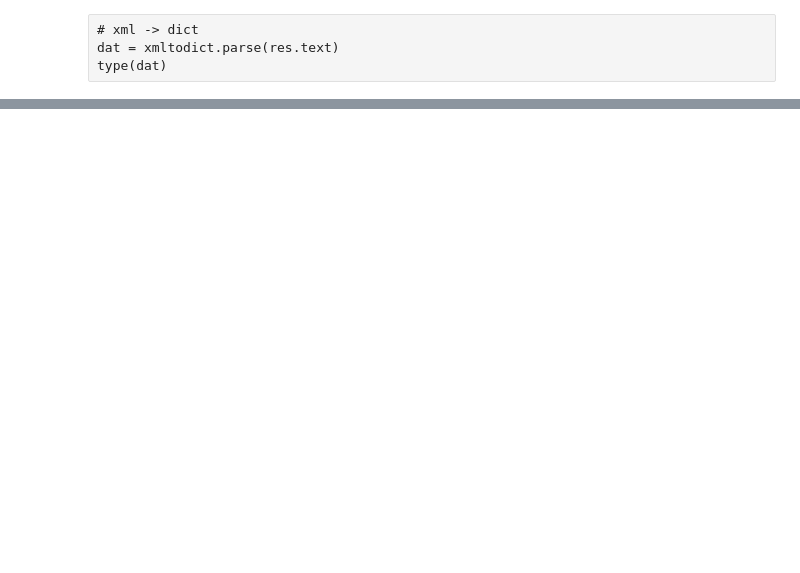
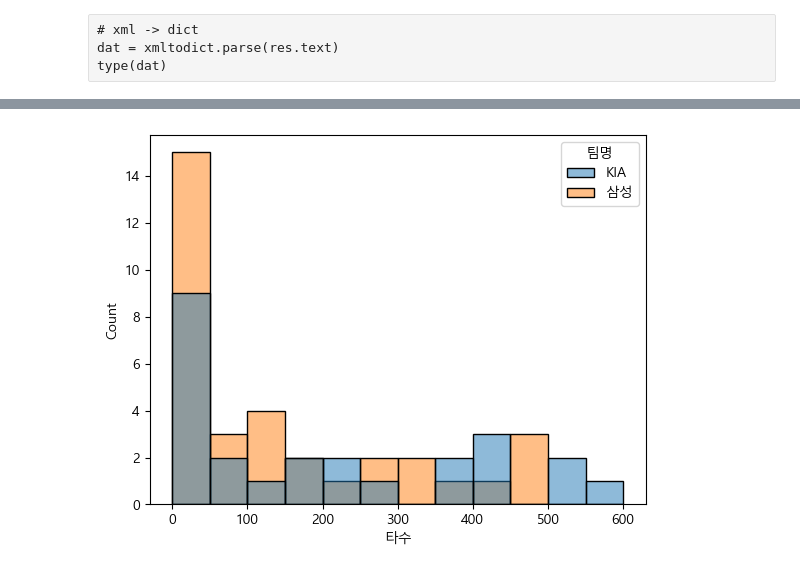
Before and after one commit to HelloDataScience/Yangju, a Jupyter notebook: Day4.ipynb, the cells around one changed output, grey strips where cells are left out. Saved outputs shown, nothing was run; the diff lists cells and outputs as text; code cells hidden in the pictures; blank space fills up the shorter version.

```diff
--- a/Day4.ipynb
+++ b/Day4.ipynb
@@ -534,0 +692,7 @@ mprcItemIndex(nation = '일본')
+# %%
+cond = (df['팀명'] == 'KIA') | (df['팀명'] == '삼성')
+# %%
+sns.histplot(data = df.loc[cond, :], x = '타수', binrange = (0, 600), binwidth = 50, hue = '팀명')
+plt.show()
+# %% [output]
+[figure, added]
```
Also changed, not shown: parts of 95 cells of this notebook.
